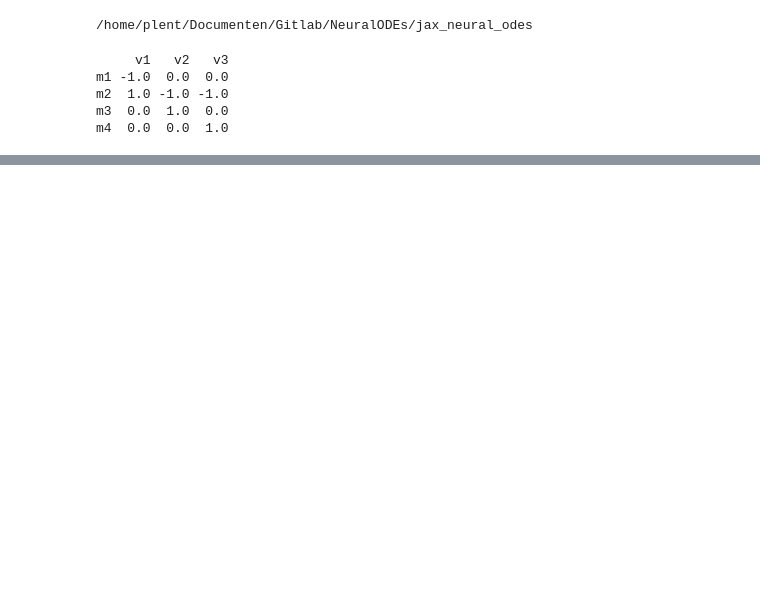
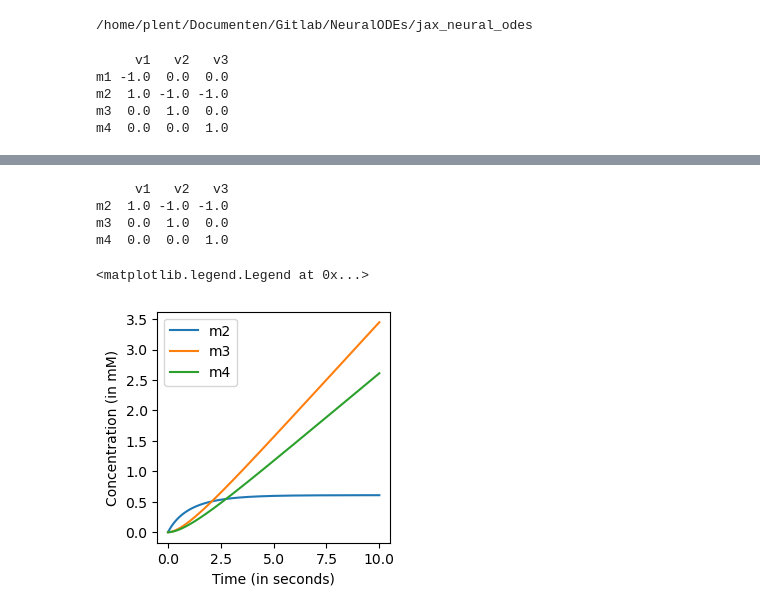
Before and after one commit to mahdi-shafiei/jaxkineticmodel, a Jupyter notebook: source/building_models/building_models_dev.ipynb, the cells around one changed output, grey strips where cells are left out. Cells and saved outputs as stored; diff of their text form; code cells hidden in the pictures; blank space fills up the shorter version.

```diff
--- a/source/building_models/building_models_dev.ipynb
+++ b/source/building_models/building_models_dev.ipynb
@@ -77,0 +158,34 @@ fig.savefig("docs/docs/images/timeseries_example.png")
+# %%
+reactions=[v1,v2,v3]
+compartment_values={'c':1}
+# initialized the kinetic model object, and then make it a simulation object through jkm.NeuralODE
+kmodel=jkm.JaxKineticModel_Build(reactions,compartment_values)
+kmodel.add_boundary('m1',diffrax.LinearInterpolation(ts=jnp.array([0,1,2]),ys=jnp.array([2,2,2])))
+print(kmodel.stoichiometric_matrix)
+
+kmodel_sim=jkm.NeuralODE(kmodel)
+ts=jnp.linspace(0,10,1000)
+
+#we remove m1 from y0, as this is now not evaluated by solving
+y0=jnp.array([0,0,0])
+params=dict(zip(kmodel.parameter_names,jnp.array([1,1,1,1,1.5,1])))
+
+#jit the kmodel object. This results in a slow initial solve, but a c-compiled solve
+kmodel_sim=jax.jit(kmodel_sim)
+ys=kmodel_sim(ts,y0,params)
+ys=pd.DataFrame(ys,columns=kmodel.species_names)
+
+fig,ax=plt.subplots(figsize=(3,3))
+ax.plot(ts,ys['m2'],label="m2")
+ax.plot(ts,ys['m3'],label="m3")
+ax.plot(ts,ys['m4'],label="m4")
+ax.set_xlabel("Time (in seconds)")
+ax.set_ylabel("Concentration (in mM)")
+ax.legend()
+# %% [output]
+     v1   v2   v3
+m2  1.0 -1.0 -1.0
+m3  0.0  1.0  0.0
+m4  0.0  0.0  1.0
+<matplotlib.legend.Legend at 0x...>
+[figure, added]
```
Also changed, not shown: parts of 5 cells of this notebook, 17 other files.
